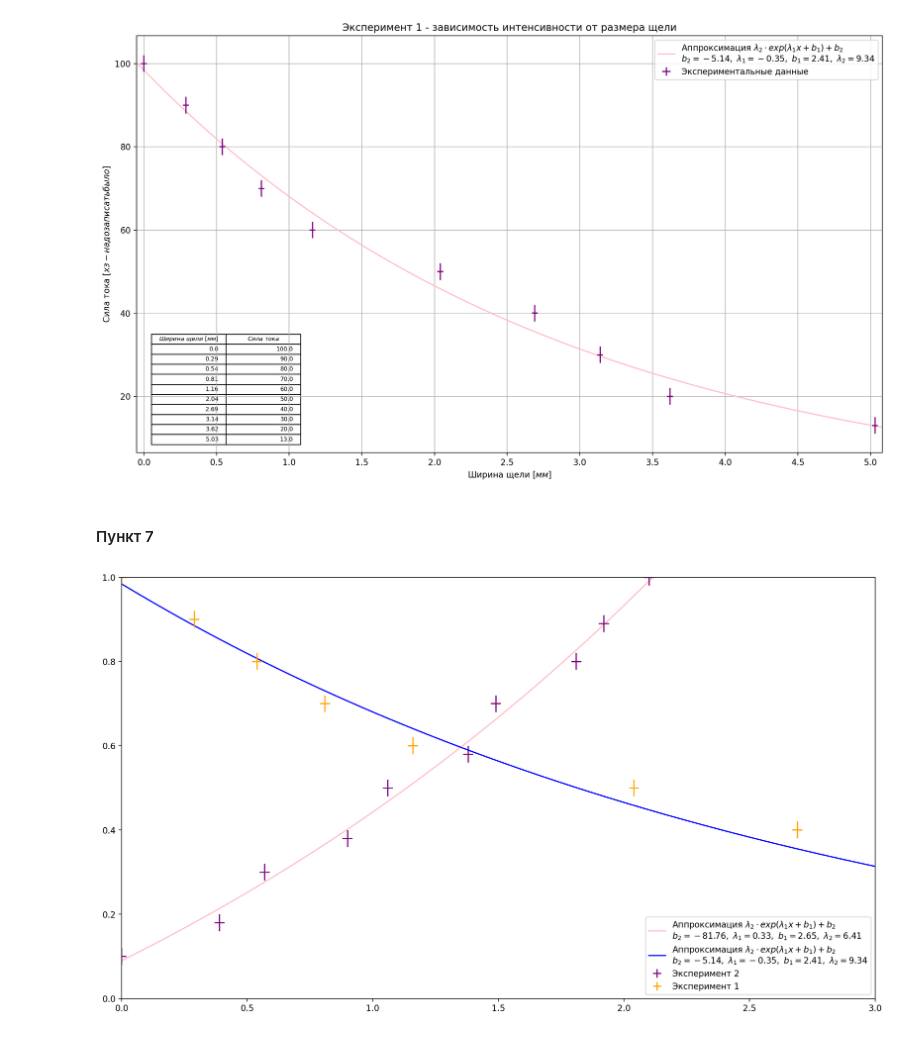
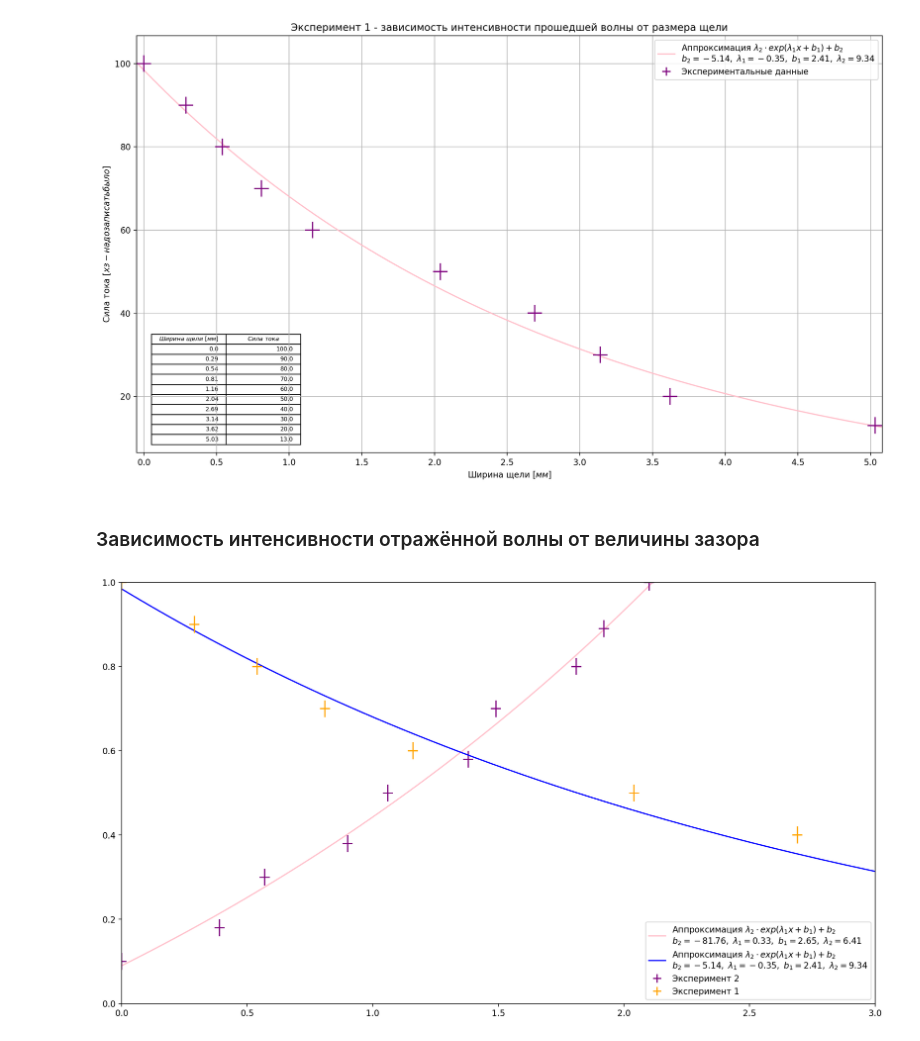
Before and after one commit to ShmakovVladimir/Labs, a Jupyter notebook: Оптика/Туннелирование/main.ipynb, the cells around one changed output. Drawn from its saved outputs; the diff is of its cells as text; code cells hidden in the pictures.

Commit message:
Данные, график по первому пункту

```diff
--- a/Оптика/Туннелирование/main.ipynb
+++ b/Оптика/Туннелирование/main.ipynb
@@ -27,42 +17,51 @@ data_1
+# %%
+exp1Data = pd.read_csv("exp_1.csv")
+exp1Data.length -= np.min(exp1Data.length)
+lError, IError = 0.05, 2
 # %%
 def expon(x: np.ndarray, bias, lamb, bias2, lamb2):
     return lamb2 * np.exp(x * lamb + bias2) + bias
 # %%
-params, _ = curve_fit(f = expon, xdata = l, ydata = I, p0 = [0,0.2,0,1])
+params, _ = curve_fit(f = expon,
+                      xdata = exp1Data.length,
+                      ydata = exp1Data.I,
+                      p0 = [0,0.2,0,1])
 # %%
-xAx = np.linspace(np.min(l) - 0.1, np.max(l) + 0.1, 1000)
+xAx = np.linspace(np.min(exp1Data.length) - 0.1, np.max(exp1Data.length) + 0.1, 1000)
 
 fig, ax = plt.subplots(figsize = (16, 9), dpi = 200)
 
 
 plt.plot(xAx,
          expon(xAx,*params),
          color = 'pink',
          label = r'Аппроксимация $\lambda_{2} \cdot exp(\lambda_{1} x + b_{1}) + b_{2}$' + '\n' +  '$ b_2 = {:.2f}, \ \lambda_1 = {:.2f}, \ b_1 = {:.2f}, \ \lambda_2 = {:.2f}$'.format(*params))
-plt.errorbar(l, I,
+plt.errorbar(exp1Data.length,
+             exp1Data.I,
              color = 'purple',
              label = 'Экспериментальные данные',
-             xerr = [lError for _ in l],
-             yerr = [IError for _ in l],
+             xerr = [lError for _ in exp1Data.length],
+             yerr = [IError for _ in exp1Data.length],
              fmt = '_')
 
-plt.xlim(min(l) - 0.05, max(l) + 0.05)
-plt.xticks(np.arange(min(l),max(l),0.5))
+plt.xlim(min(exp1Data.length) - 0.05, max(exp1Data.length) + 0.05)
+plt.xticks(np.arange(min(exp1Data.length),max(exp1Data.length),0.5))
 
 plt.grid()
 plt.ylabel("Сила тока $[хз - надо записать было]$")
 plt.xlabel("Ширина щели $[мм]$")
-plt.title("Эксперимент 1 - зависимость интенсивности от размера щели")
+plt.title("Эксперимент 1 - зависимость интенсивности прошедшей волны от размера щели")
 
-plt.table(cellText = np.array([l.round(2), I]).T,
+plt.table(cellText = np.array([exp1Data.length.round(2), exp1Data.I]).T,
           loc = 'lower left',
           colWidths = [0.1, 0.1],
           colLabels = [r'$Ширина \ щели \ [мм]$', r'$Сила \ тока$'])
 plt.legend();
+plt.savefig("experiment1.svg")
 # %% [output]
-[figure, old version]
+[figure, new version]
-# %% [markdown]
-#### Пункт 7
+# %% [markdown]
+### Зависимость интенсивности отражённой волны от величины зазора
 # %%
 lReflected = np.array([8.94, 8.76, 8.65, 8.33, 8.22, 7.90, 7.74, 7.41, 7.23, 6.84])
 IReflected = np.array([100,  89,  80,  70,  58,  50,  38,  30, 18, 10])
```
Also changed, not shown: parts of 5 cells of this notebook, 3 other files.
